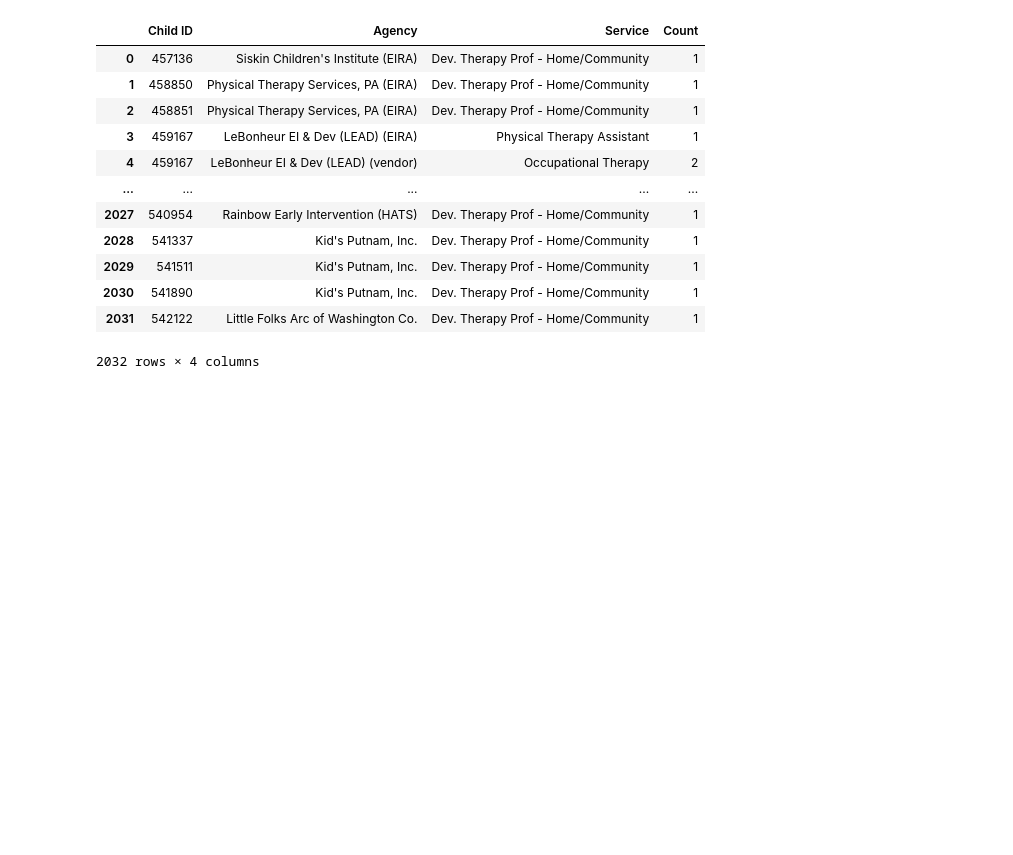
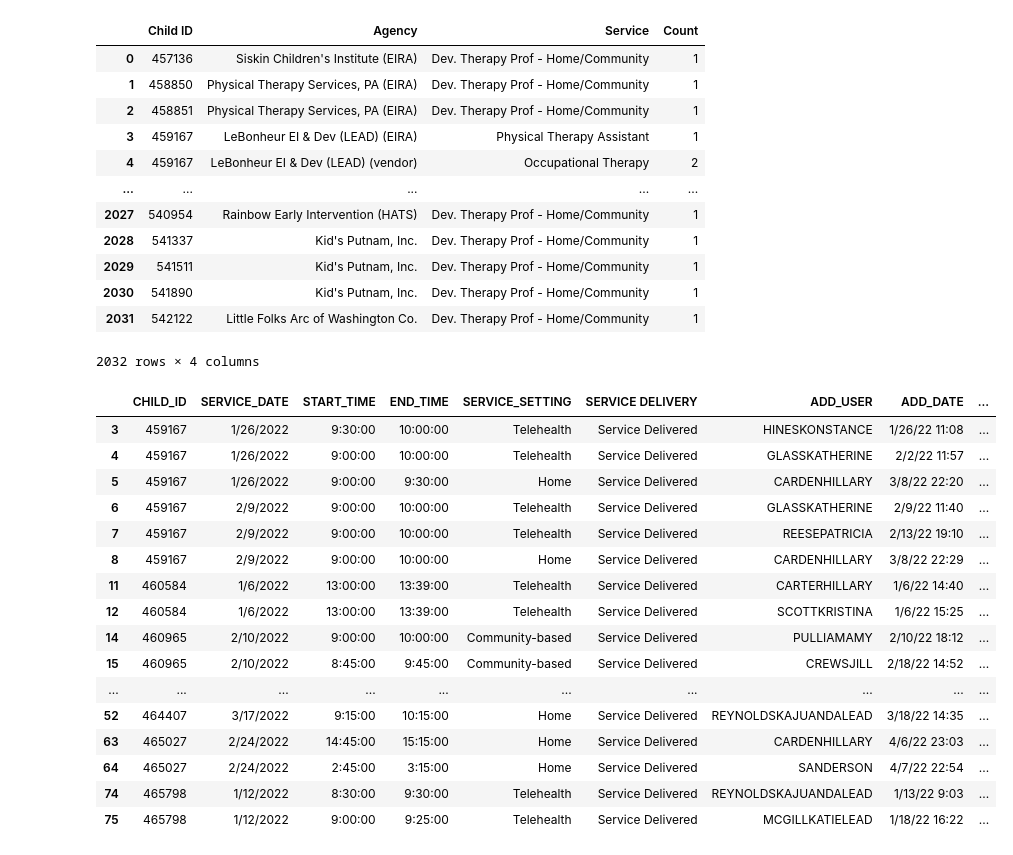
Before and after one commit to NSS-Data-Analytics-Cohort-8/teis_da8_1-granny_pandas, a Jupyter notebook: notebooks/q3.ipynb, the cells around one changed output. Drawn from its saved outputs; the diff is of its cells as text; code cells hidden in the pictures; blank space fills up the shorter version.

```diff
--- a/notebooks/q3.ipynb
+++ b/notebooks/q3.ipynb
@@ -297,3 +297,29 @@ cas_count
 | 2030 | 541890 | Kid's Putnam, Inc. | Dev. Therapy Prof - Home/Community | 1 |
 | 2031 | 542122 | Little Folks Arc of Washington Co. | Dev. Therapy Prof - Home/Community | 1 |
 2032 rows × 4 columns
+# %%
+# group by CHILD_ID and SERVICE_DATE columns
+grouped = covisits.groupby(['CHILD_ID', 'SERVICE_DATE'])
+
+# filter out groups that have only one entry
+filtered = grouped.filter(lambda x: len(x) > 1)
+
+filtered.head(20)
+# %% [output]
+|  | CHILD_ID | SERVICE_DATE | START_TIME | END_TIME | SERVICE_SETTING | SERVICE DELIVERY | ADD_USER | ADD_DATE | ... |
+| 3 | 459167 | 1/26/2022 | 9:30:00 | 10:00:00 | Telehealth | Service Delivered | HINESKONSTANCE | 1/26/22 11:08 | ... |
+| 4 | 459167 | 1/26/2022 | 9:00:00 | 10:00:00 | Telehealth | Service Delivered | GLASSKATHERINE | 2/2/22 11:57 | ... |
+| 5 | 459167 | 1/26/2022 | 9:00:00 | 9:30:00 | Home | Service Delivered | CARDENHILLARY | 3/8/22 22:20 | ... |
+| 6 | 459167 | 2/9/2022 | 9:00:00 | 10:00:00 | Telehealth | Service Delivered | GLASSKATHERINE | 2/9/22 11:40 | ... |
+| 7 | 459167 | 2/9/2022 | 9:00:00 | 10:00:00 | Telehealth | Service Delivered | REESEPATRICIA | 2/13/22 19:10 | ... |
+| 8 | 459167 | 2/9/2022 | 9:00:00 | 10:00:00 | Home | Service Delivered | CARDENHILLARY | 3/8/22 22:29 | ... |
+| 11 | 460584 | 1/6/2022 | 13:00:00 | 13:39:00 | Telehealth | Service Delivered | CARTERHILLARY | 1/6/22 14:40 | ... |
+| 12 | 460584 | 1/6/2022 | 13:00:00 | 13:39:00 | Telehealth | Service Delivered | SCOTTKRISTINA | 1/6/22 15:25 | ... |
+| 14 | 460965 | 2/10/2022 | 9:00:00 | 10:00:00 | Community-based | Service Delivered | PULLIAMAMY | 2/10/22 18:12 | ... |
+| 15 | 460965 | 2/10/2022 | 8:45:00 | 9:45:00 | Community-based | Service Delivered | CREWSJILL | 2/18/22 14:52 | ... |
+| ... | ... | ... | ... | ... | ... | ... | ... | ... | ... |
+| 52 | 464407 | 3/17/2022 | 9:15:00 | 10:15:00 | Home | Service Delivered | REYNOLDSKAJUANDALEAD | 3/18/22 14:35 | ... |
+| 63 | 465027 | 2/24/2022 | 14:45:00 | 15:15:00 | Home | Service Delivered | CARDENHILLARY | 4/6/22 23:03 | ... |
+| 64 | 465027 | 2/24/2022 | 2:45:00 | 3:15:00 | Home | Service Delivered | SANDERSON | 4/7/22 22:54 | ... |
+| 74 | 465798 | 1/12/2022 | 8:30:00 | 9:30:00 | Telehealth | Service Delivered | REYNOLDSKAJUANDALEAD | 1/13/22 9:03 | ... |
+| 75 | 465798 | 1/12/2022 | 9:00:00 | 9:25:00 | Telehealth | Service Delivered | MCGILLKATIELEAD | 1/18/22 16:22 | ... |
```
Also changed, not shown: parts of 1 cell of this notebook.
